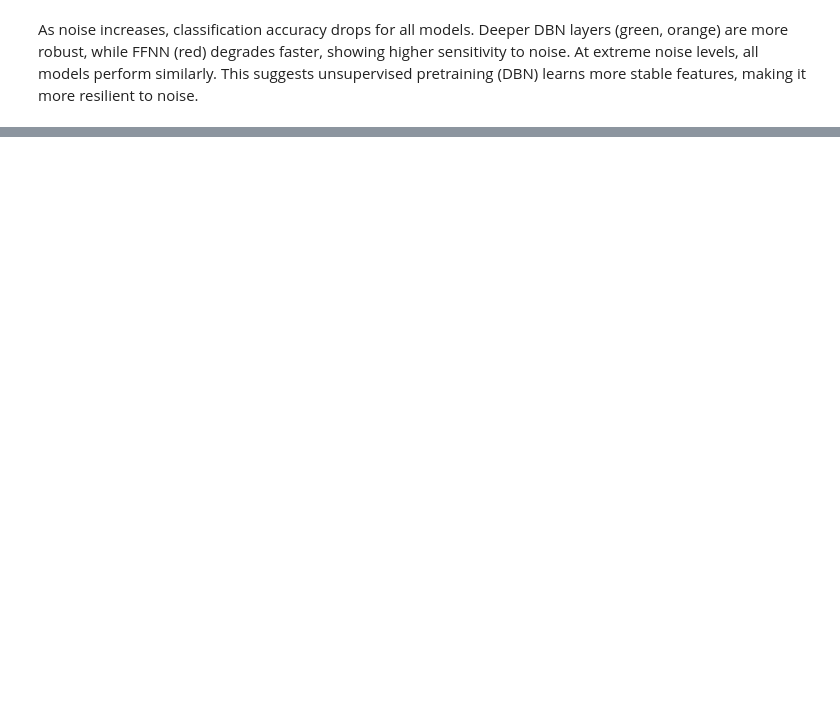
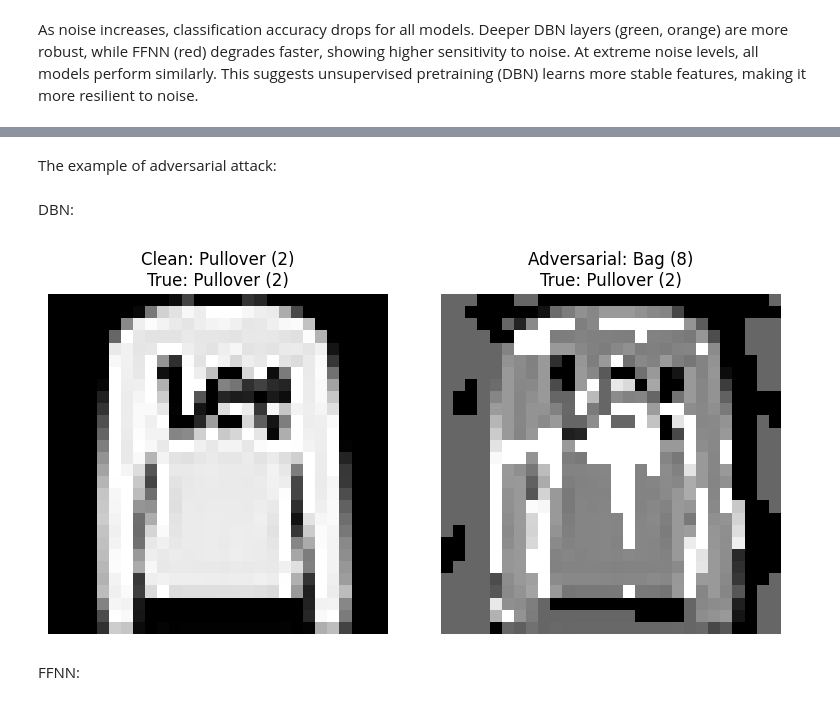
Before and after one commit to an-eve/restricted-bolzmann-machine, a Jupyter notebook: dbn_project.ipynb, the cells around one changed output, grey strips where cells are left out. Cells and saved outputs as stored; diff of their text form; code cells hidden in the pictures; blank space fills up the shorter version.

```diff
--- a/dbn_project.ipynb
+++ b/dbn_project.ipynb
@@ -650,0 +629,13 @@ As noise increases, classification accuracy drops for all models. Deeper DBN lay
+# %%
+def fgsm_attack(image, epsilon, data_grad):
+    # Collect the element-wise sign of the data gradient
+    sign_data_grad = data_grad.sign()
+
+    # Create the perturbed image by adjusting each pixel of the input image
+    perturbed_image = image + epsilon * sign_data_grad
+
+    # Adding clipping to maintain [0,1] range
+    perturbed_image = torch.clamp(perturbed_image, 0, 1)
+
+    # Return the perturbed image
+    return perturbed_image
@@ -650,0 +666,56 @@ As noise increases, classification accuracy drops for all models. Deeper DBN lay
+# %%
+dbn_with_readout = DBNWithReadOut(dbn_fashion, linear3)
+# %% [markdown]
+The example of adversarial attack:
+# %% [markdown]
+DBN:
+# %%
+attacked_model = dbn_with_readout
+# %%
+# Select test sample
+test_sample_idx = 1
+test_image = test_images[test_sample_idx].reshape(1, 784)
+test_label = test_labels[test_sample_idx].item()
+test_label_name = class_labels[test_label]  # Get true class name
+
+# Get model prediction on clean image
+test_image.requires_grad_()
+model_outputs = attacked_model(test_image)
+clean_prediction = torch.argmax(model_outputs).item()
+clean_prediction_name = class_labels[clean_prediction]  # Get predicted class name
+
+# Define attack strength
+epsilon = 0.4
+test_image_label = test_labels[test_sample_idx].unsqueeze(0)
+loss_value = torch.nn.functional.cross_entropy(model_outputs, test_image_label)
+attacked_model.zero_grad()
+loss_value.backward(retain_graph=True)
+image_grad = test_image.grad.data
+
+# Generate adversarial image
+perturbed_image = fgsm_attack(test_image, epsilon, image_grad)
+
+# Get model prediction on perturbed image
+model_outputs = attacked_model(perturbed_image.view((perturbed_image.shape[0], -1)))
+perturbed_prediction = torch.argmax(model_outputs).item()
+perturbed_prediction_name = class_labels[perturbed_prediction]  # Get adversarial prediction class name
+
+# Plot clean and adversarial images
+fig, axes = plt.subplots(1, 2, figsize=(8, 4))
+
+# Clean Image
+axes[0].imshow(test_image.detach().reshape(28, 28).cpu(), cmap="gray")
+axes[0].set_title(f"Clean: {clean_prediction_name} ({clean_prediction})\nTrue: {test_label_name} ({test_label})")
+axes[0].axis("off")
+
+# Adversarial Image
+axes[1].imshow(perturbed_image.detach().reshape(28, 28).cpu(), cmap="gray")
+axes[1].set_title(f"Adversarial: {perturbed_prediction_name} ({perturbed_prediction})\nTrue: {test_label_name} ({test_label})")
+axes[1].axis("off")
+
+plt.tight_layout()
+plt.show()
+# %% [output]
+[figure, added]
+# %% [markdown]
+FFNN:
```
Also changed, not shown: parts of 52 cells of this notebook.
